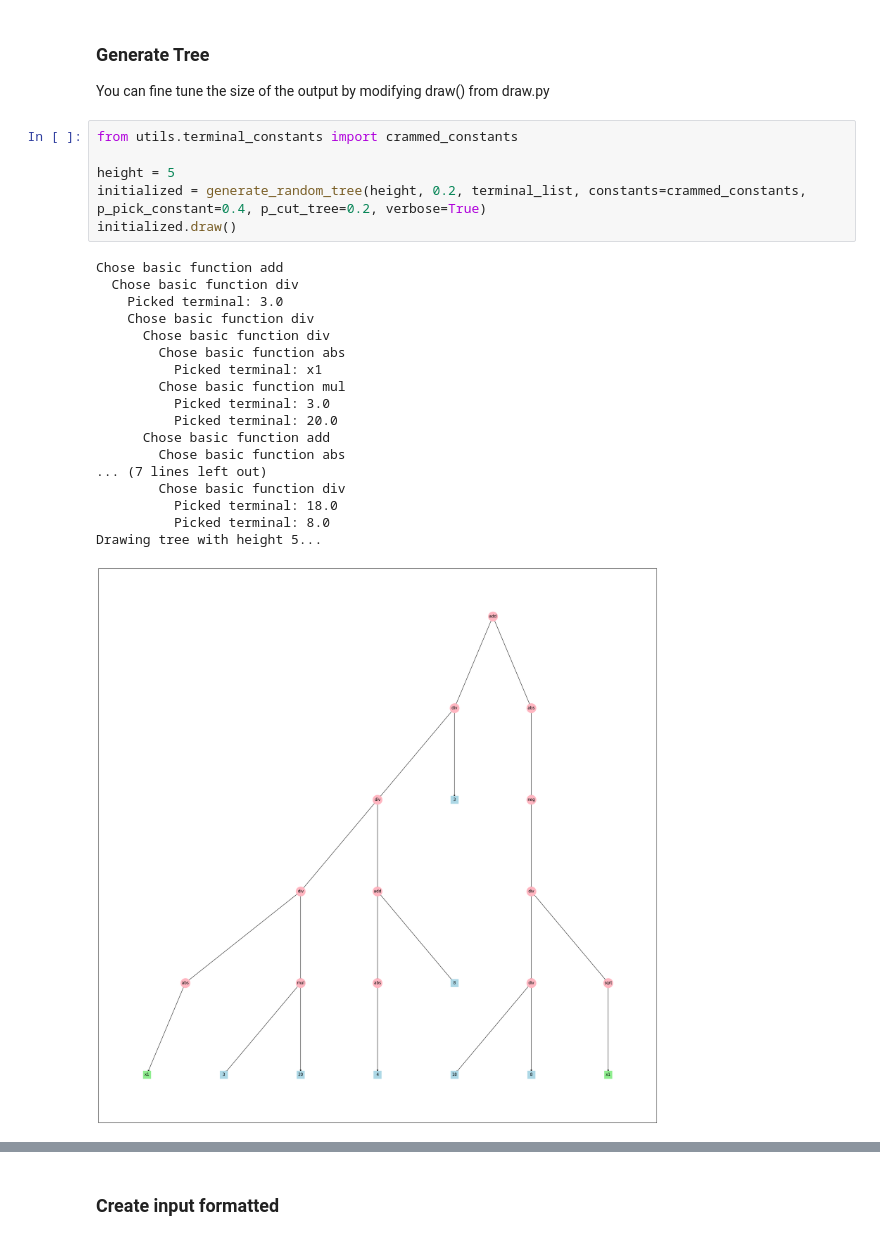
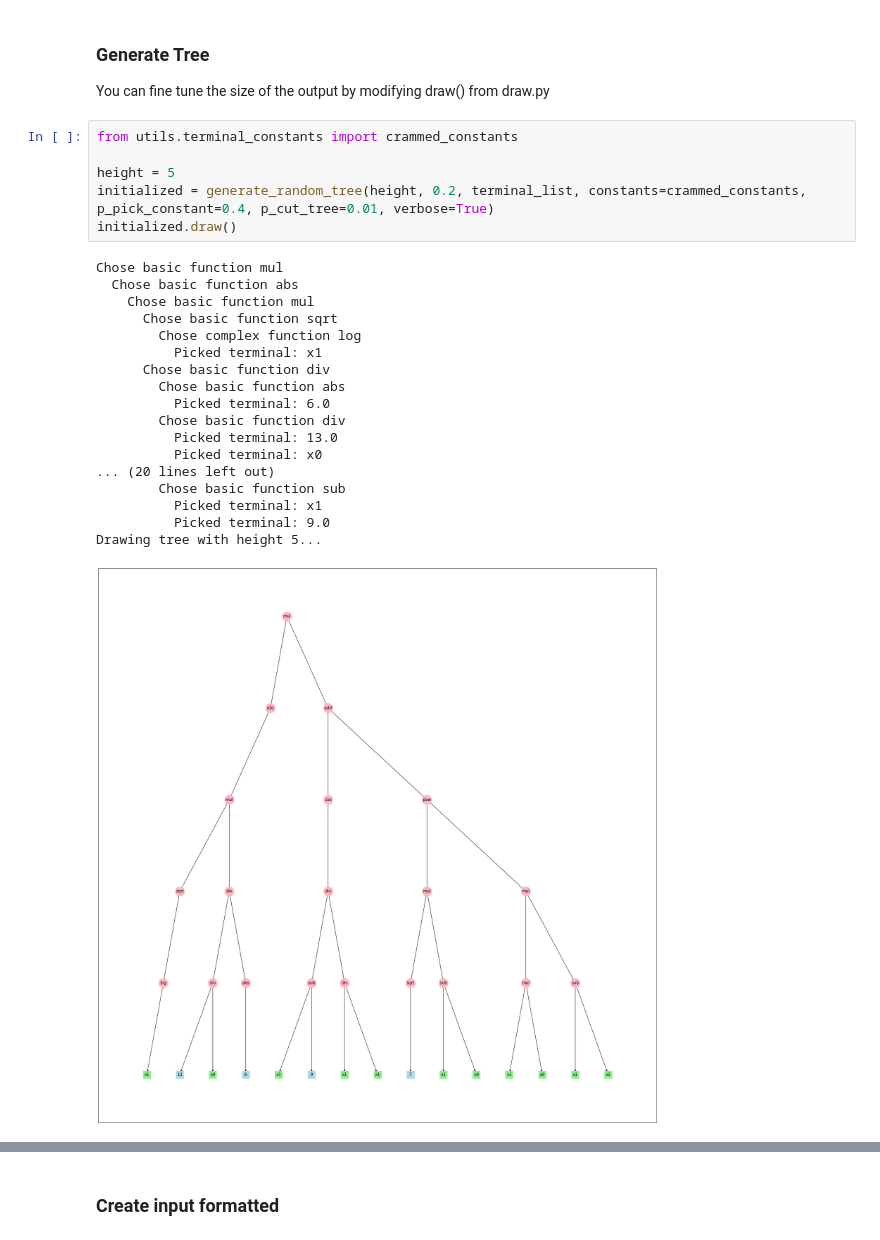
Before and after one commit to FabioGigante00/CI2024_project-work, a Jupyter notebook: symreg_user.ipynb, the cells around one changed output, grey strips where cells are left out. Saved outputs shown, nothing was run; the diff lists cells and outputs as text.

```diff
--- a/symreg_user.ipynb
+++ b/symreg_user.ipynb
@@ -343,26 +378,26 @@ You can fine tune the size of the output by modifying draw() from draw.py
 # %%
 from utils.terminal_constants import crammed_constants
 
 height = 5
-initialized = generate_random_tree(height, 0.2, terminal_list, constants=crammed_constants, p_pick_constant=0.4, p_cut_tree=0.2, verbose=True)
+initialized = generate_random_tree(height, 0.2, terminal_list, constants=crammed_constants, p_pick_constant=0.4, p_cut_tree=0.01, verbose=True)
 initialized.draw()
 # %% [output]
-Chose basic function add
-  Chose basic function div
-    Picked terminal: 3.0
-    Chose basic function div
+Chose basic function mul
+  Chose basic function abs
+    Chose basic function mul
+      Chose basic function sqrt
+        Chose complex function log
+          Picked terminal: x1
       Chose basic function div
         Chose basic function abs
+          Picked terminal: 6.0
+        Chose basic function div
+          Picked terminal: 13.0
+          Picked terminal: x0
+... (20 lines left out)
+        Chose basic function sub
           Picked terminal: x1
-        Chose basic function mul
-          Picked terminal: 3.0
-          Picked terminal: 20.0
-      Chose basic function add
-        Chose basic function abs
-... (7 lines left out)
-        Chose basic function div
-          Picked terminal: 18.0
-          Picked terminal: 8.0
+          Picked terminal: 9.0
 Drawing tree with height 5...
-[figure, old version]
+[figure, new version]
 # %%
```
Also changed, not shown: parts of 6 cells of this notebook, 1 other file.
